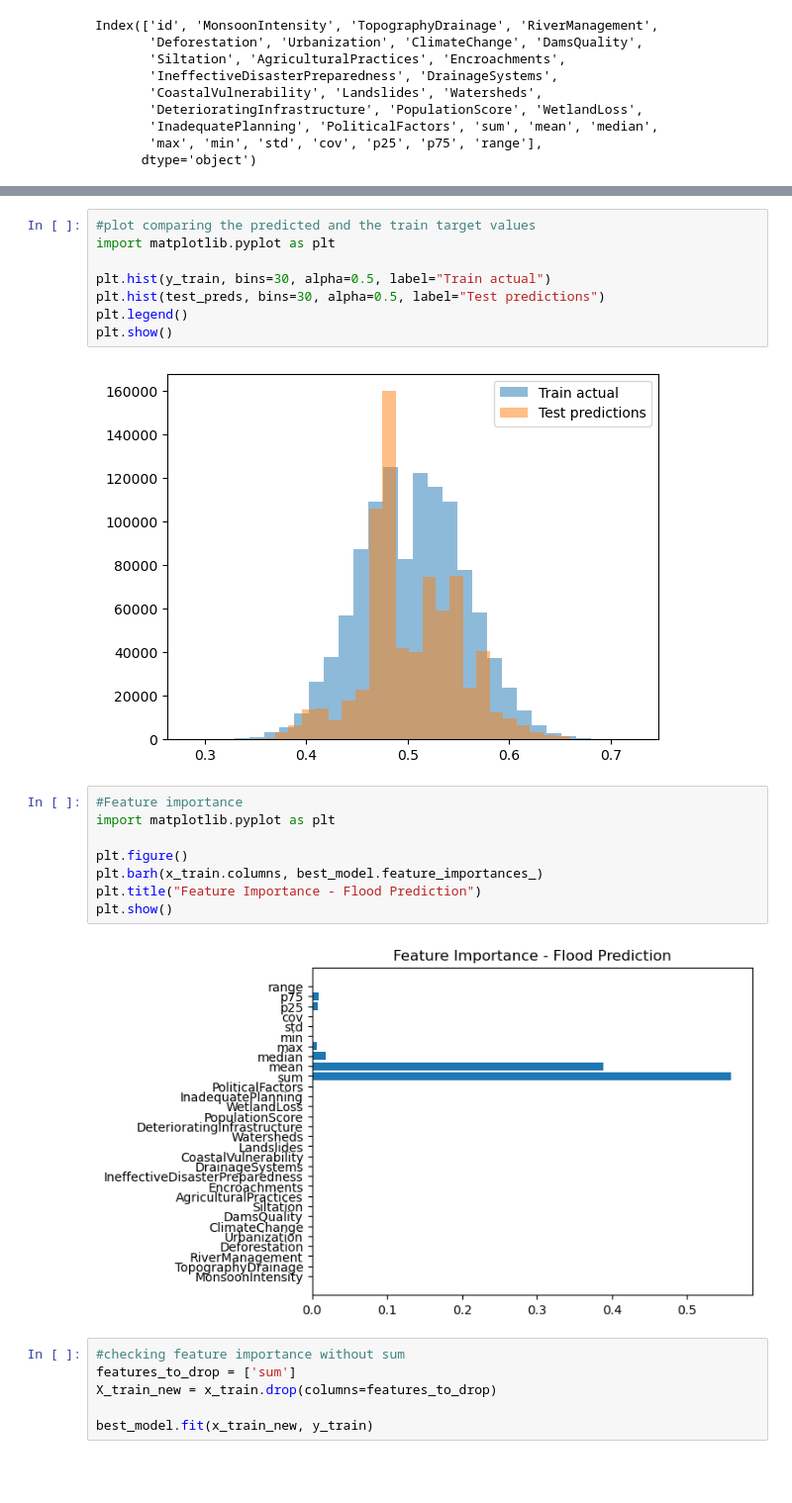
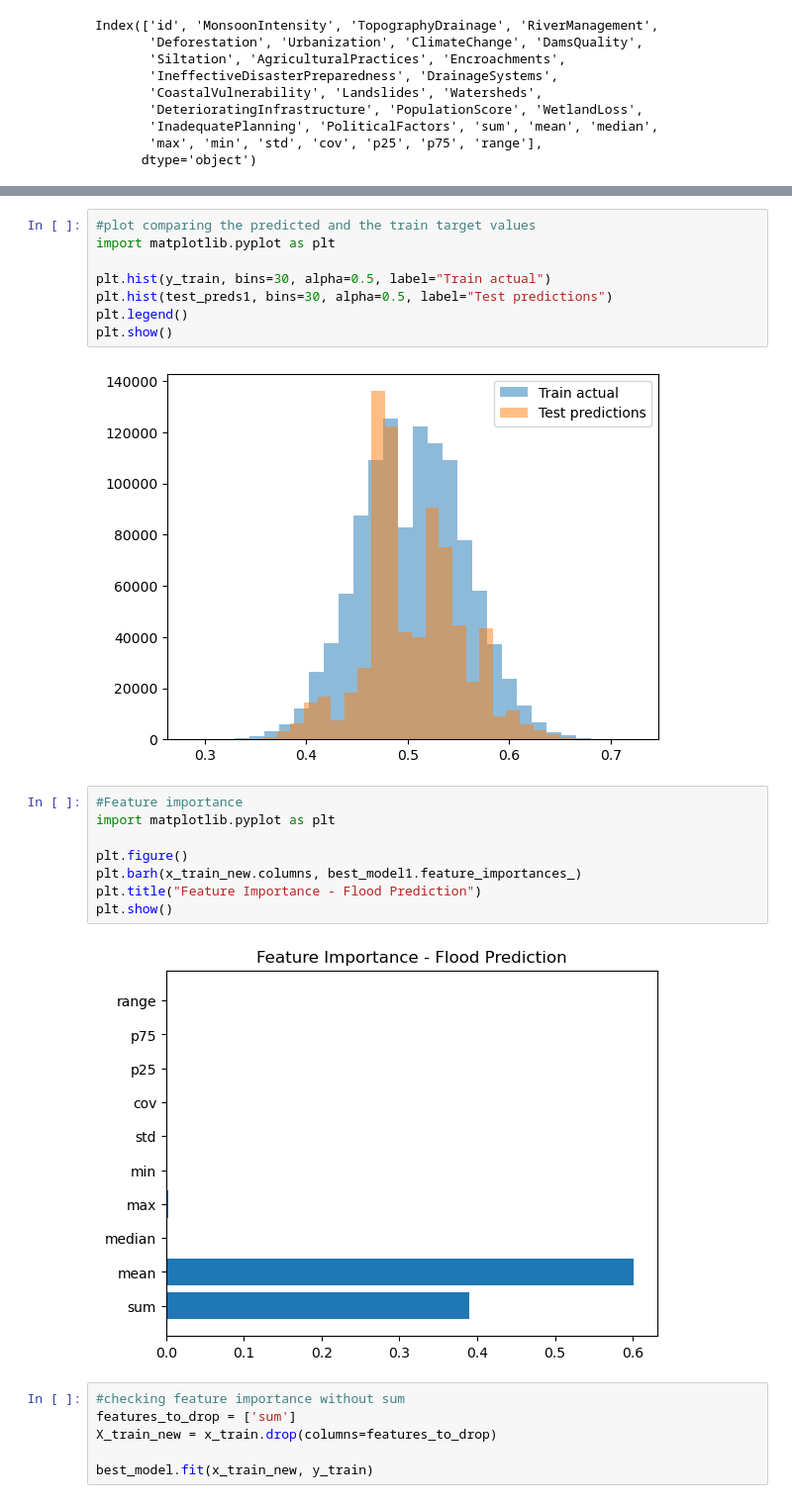
Before and after one commit to Team-Kubwa/Flood-Prediction, a Jupyter notebook: Flood Prediction V1.ipynb, the cells around one changed output, grey strips where cells are left out. Shown at 99% size. Saved outputs shown, nothing was run; the diff lists cells and outputs as text; blank space fills up the shorter version.

```diff
--- a/Flood Prediction V1.ipynb
+++ b/Flood Prediction V1.ipynb
@@ -658,21 +656,21 @@ test_preds = best_model.predict(test_new)
 import matplotlib.pyplot as plt
 
 plt.hist(y_train, bins=30, alpha=0.5, label="Train actual")
-plt.hist(test_preds, bins=30, alpha=0.5, label="Test predictions")
+plt.hist(test_preds1, bins=30, alpha=0.5, label="Test predictions")
 plt.legend()
 plt.show()
 # %% [output]
-[figure, old version]
+[figure, new version]
 # %%
 #Feature importance
 import matplotlib.pyplot as plt
 
 plt.figure()
-plt.barh(x_train.columns, best_model.feature_importances_)
+plt.barh(x_train_new.columns, best_model1.feature_importances_)
 plt.title("Feature Importance - Flood Prediction")
 plt.show()
 # %% [output]
-[figure, old version]
+[figure, new version]
 # %%
 #checking feature importance without sum
 features_to_drop = ['sum']
```
Also changed, not shown: parts of 7 cells of this notebook.
